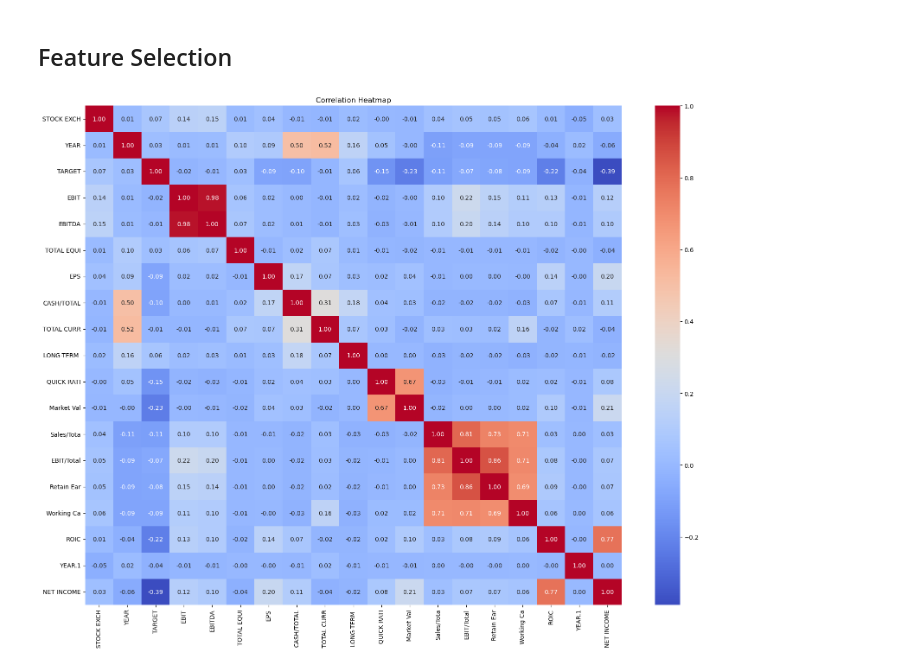
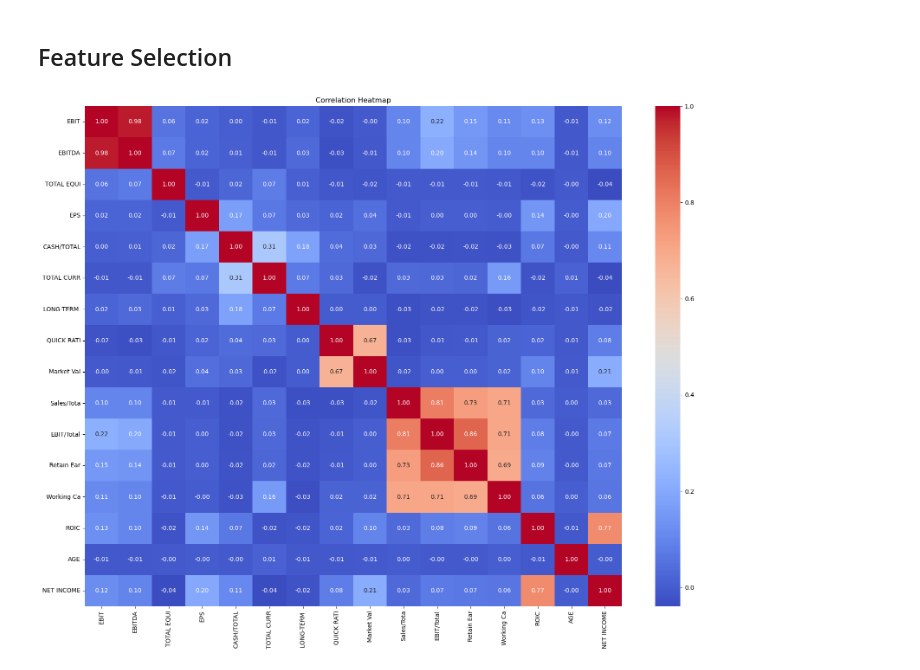
Before and after one commit to anhducbuui270802/FINANCIAL-DISTRESS-PREDICTION-, a Jupyter notebook: STEP1_Data_Preprocessing.ipynb, the cells around one changed output. Cells and saved outputs as stored; diff of their text form; code cells hidden in the pictures.

```diff
--- a/STEP1_Data_Preprocessing.ipynb
+++ b/STEP1_Data_Preprocessing.ipynb
@@ -342,7 +304,7 @@ regression_fearture.remove('NAME')
 regression_fearture.remove('YEAR')
 regression_fearture.remove('STOCK EXCHANGE')
 regression_fearture.remove('TARGET')
-regression_fearture.remove('YEAR.1')
+regression_fearture.remove('AGE')
 regression_fearture
 # %% [output]
 ['EBIT',
@@ -401,14 +363,14 @@ final_data
 # %% [markdown]
 ## Feature Selection
 # %%
-corr_matrix = final_data.drop(['CODE', 'NAME'], axis=1).corr()
+corr_matrix = final_data.drop(['CODE', 'NAME', 'STOCK EXCHANGE', 'YEAR', 'TARGET'], axis=1).corr()
 column_names = [col[:10] for col in corr_matrix.columns]
 plt.figure(figsize=(20, 15))
 sns.heatmap(corr_matrix, annot=True, cmap='coolwarm', fmt=".2f", xticklabels=column_names, yticklabels=column_names)
 plt.title('Correlation Heatmap')
 plt.show()
 # %% [output]
-[figure, old version]
+[figure, new version]
 # %%
 final_data
 # %% [output]
```
Also changed, not shown: parts of 13 cells of this notebook, 15 other files.
